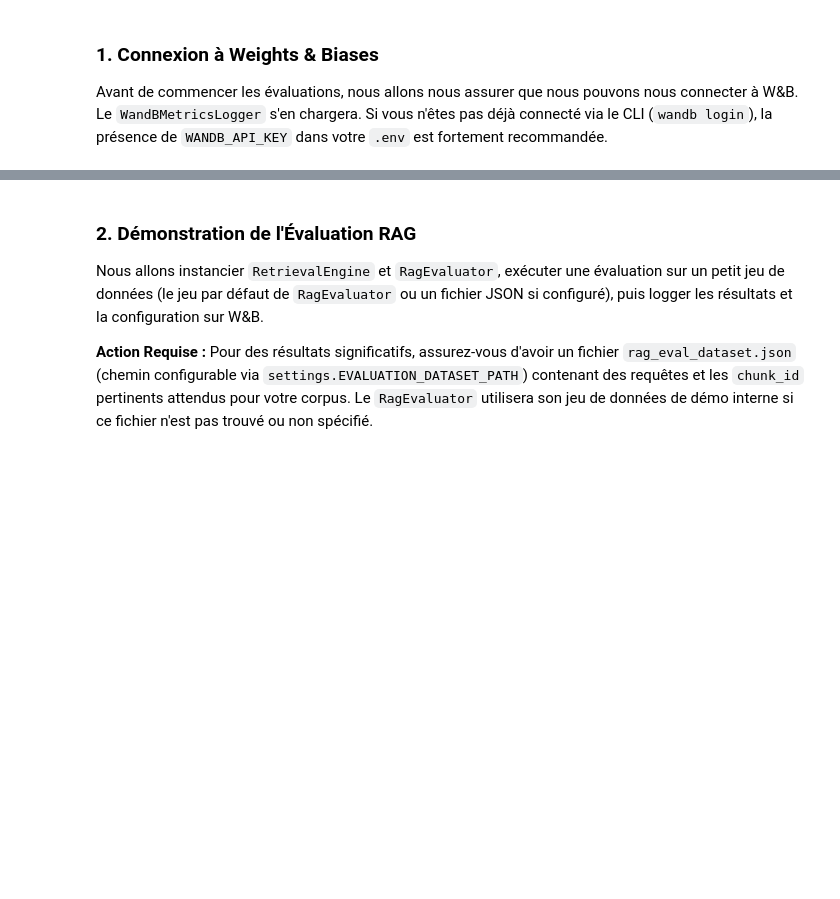
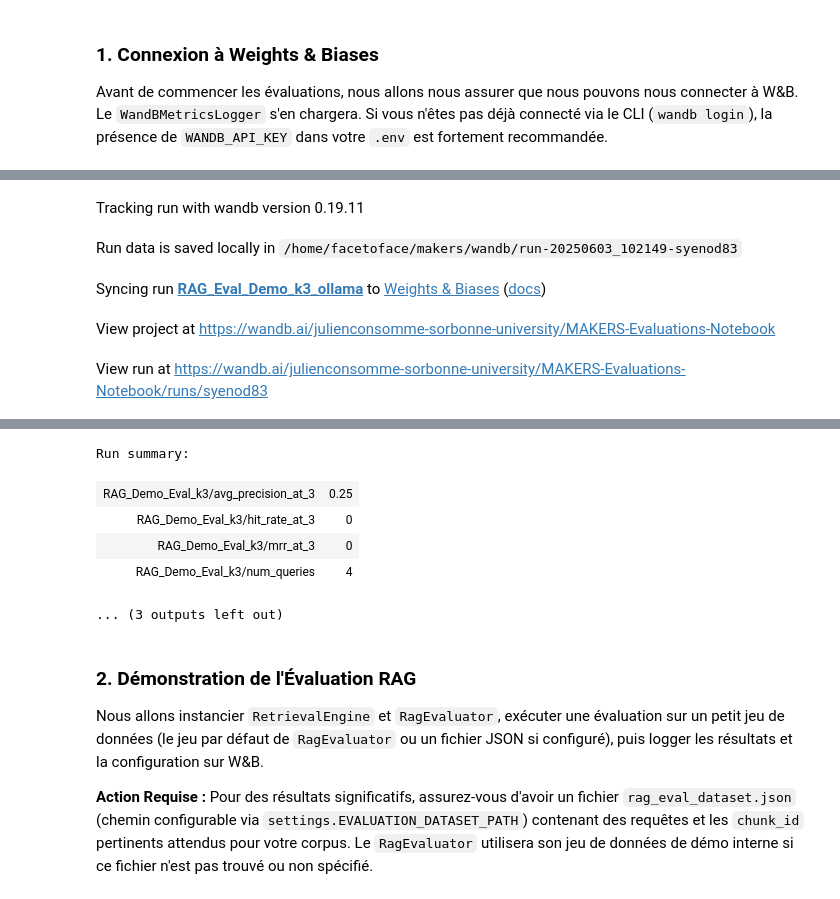
Before and after one commit to estephe-arnaud/cognitive-swarm-agents, a Jupyter notebook: notebooks/07_evaluation_and_logging.ipynb, the cells around one changed output, grey strips where cells are left out. Cells and saved outputs as stored; diff of their text form; code cells hidden in the pictures; blank space fills up the shorter version.

```diff
--- a/notebooks/07_evaluation_and_logging.ipynb
+++ b/notebooks/07_evaluation_and_logging.ipynb
@@ -193,7 +191,7 @@ def run_rag_evaluation_notebook_demo(top_k_eval: int = 3) -> Optional[RagEvaluat
         config_for_wandb_rag["active_embedding_dimension"] = settings.OLLAMA_EMBEDDING_MODEL_DIMENSION
 
     wb_logger = WandBMetricsLogger(
-        project_name="CognitiveSwarm-Evaluations-Notebook",
+        project_name="MAKERS-Evaluations-Notebook",
         run_name=f"RAG_Eval_Demo_k{top_k_eval}_{active_embedding_provider_check.replace('/', '_')}",
         config_to_log=config_for_wandb_rag,
         tags=["rag", "notebook_demo", f"k{top_k_eval}", active_embedding_provider_check]
@@ -273,3 +271,4 @@ if rag_evaluation_results:
     print("\n✅ Évaluation RAG terminée avec succès et métriques produites.") # Already in user's code
 else:
     print("\n⚠️ L'évaluation RAG a échoué, n'a pas pu démarrer en raison de prérequis manquants, ou n'a pas produit de métriques. Vérifiez les logs ci-dessus.") # Already in user's code
+# %% [output]
@@ -275,0 +279,5 @@ else:
+Tracking run with wandb version 0.19.11
+Run data is saved locally in /home/facetoface/makers/wandb/run-20250603_102149-syenod83
+Syncing run RAG_Eval_Demo_k3_ollama to Weights & Biases (docs)
+View project at https://wandb.ai/julienconsomme-sorbonne-university/MAKERS-Evaluations-Notebook
+View run at https://wandb.ai/julienconsomme-sorbonne-university/MAKERS-Evaluations-Notebook/runs/syenod83
@@ -276,3 +303,9 @@ else:
+Run summary:
+| RAG_Demo_Eval_k3/avg_precision_at_3 | 0.25 |
+| RAG_Demo_Eval_k3/hit_rate_at_3 | 0 |
+| RAG_Demo_Eval_k3/mrr_at_3 | 0 |
+| RAG_Demo_Eval_k3/num_queries | 4 |
+... (3 outputs left out)
 # %% [markdown]
 ### 2. Démonstration de l'Évaluation RAG
 
```
Also changed, not shown: parts of 6 cells of this notebook, 23 other files.
